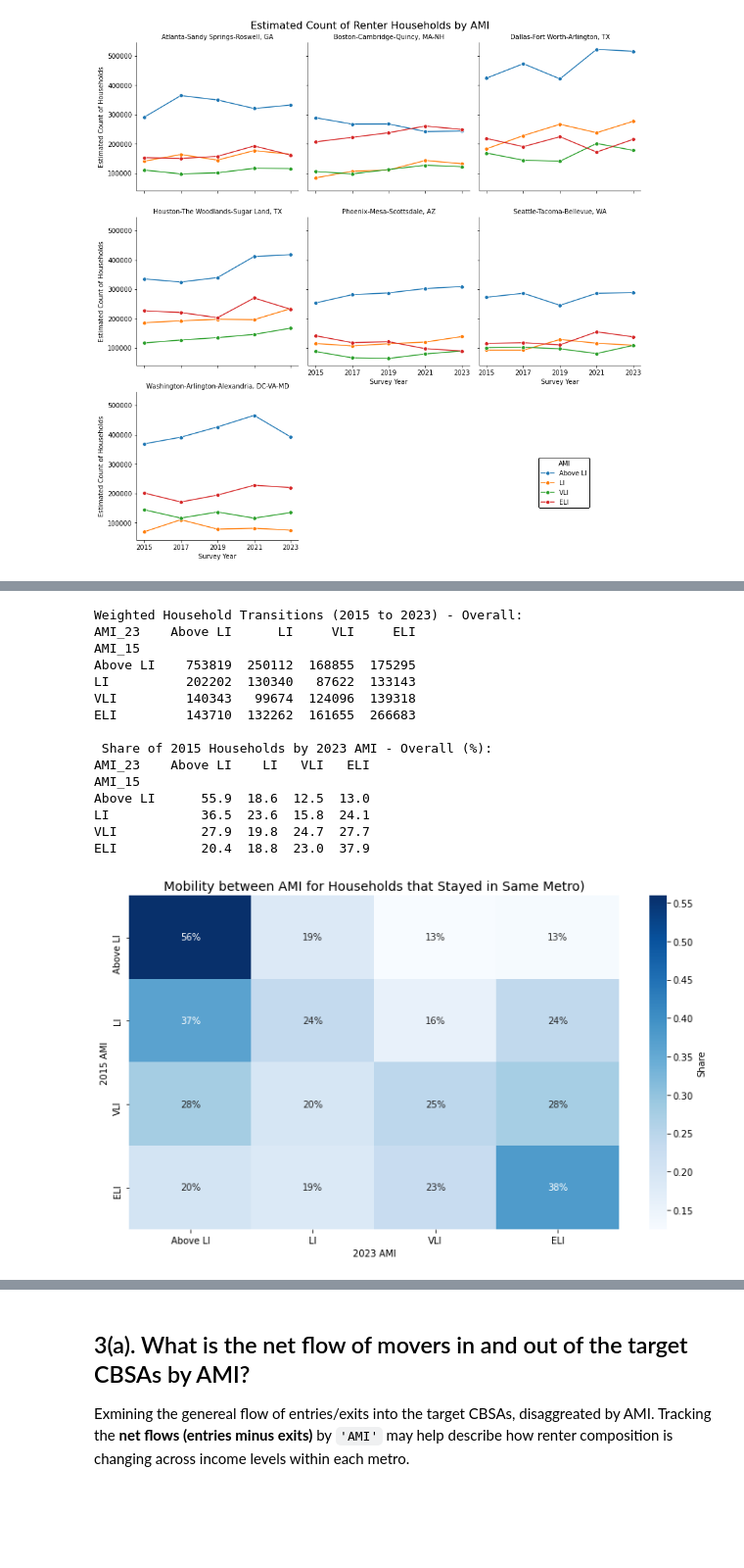
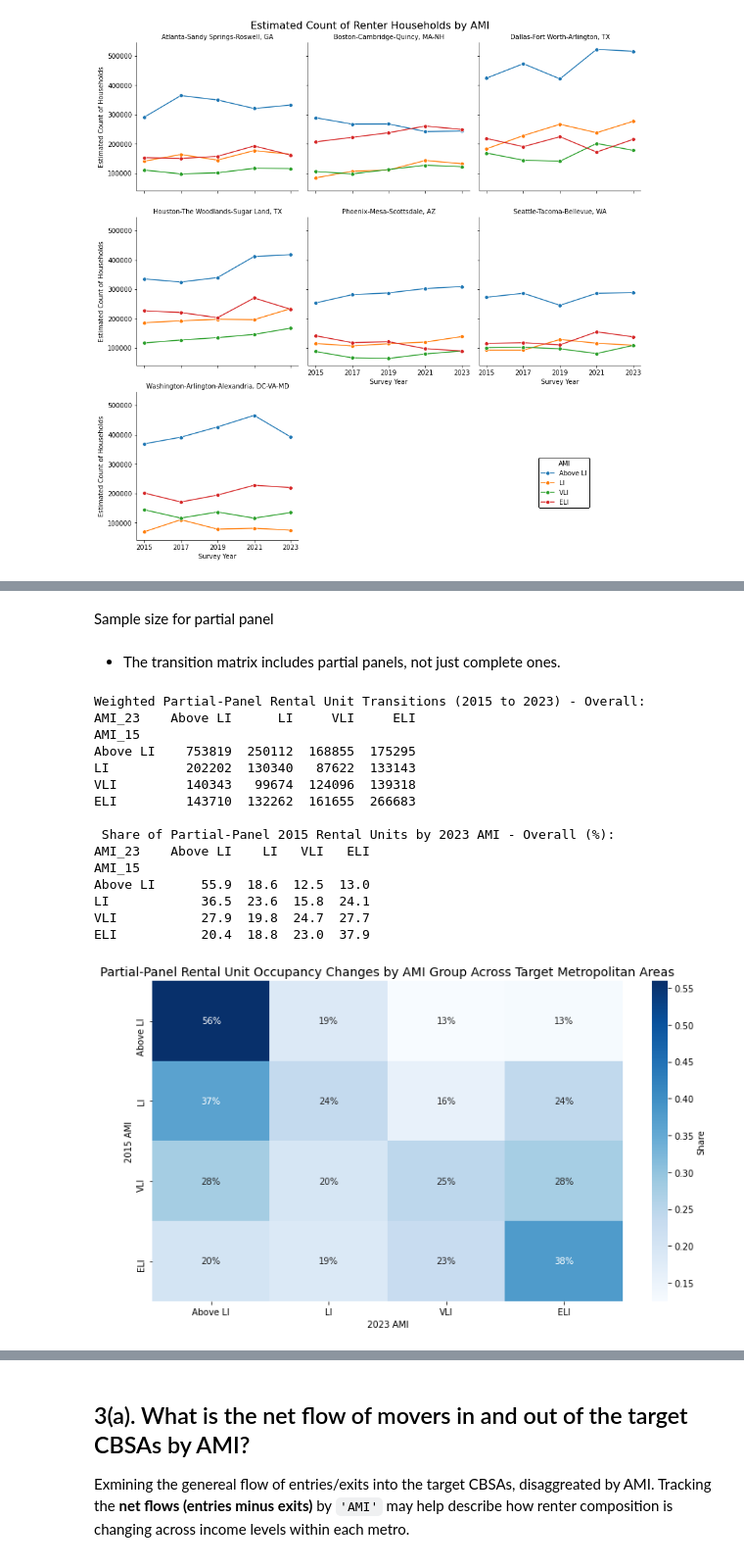
Before and after one commit to ZachMcrae-GT/ahs_analysis, a Jupyter notebook: notebooks/Analysis_Public.ipynb, the cells around one changed output, grey strips where cells are left out. Shown at 98% size. Saved outputs shown, nothing was run; the diff lists cells and outputs as text; code cells hidden in the pictures; blank space fills up the shorter version.

```diff
--- a/notebooks/Analysis_Public.ipynb
+++ b/notebooks/Analysis_Public.ipynb
@@ -59,0 +49,4 @@ metro_rent_ami_df.head()
+# %%
+#Loading 2023 AHS METRO PUF w/ selected columns
+metro_rent_ami_df = pd.read_csv('/Volumes/LaCie/GCPI 2025 Visiting Fellowship/Policy Brief 1/Data/metro_rent_ami_df.csv')
+metro_rent_ami_df.head()
@@ -402,3 +470,5 @@ stable['AMI_23'] = pd.Categorical(stable['AMI_23'], categories=ami_order, ordere
+# %% [markdown]
+Sample size for partial panel
 # %%
 #Transition matrix: overall weighted counts
 transition_matrix = (
@@ -408,18 +478,20 @@ transition_matrix = (
     .unstack(fill_value=0)
     .reindex(index=ami_order, columns=ami_order)
 )
+# %% [markdown]
+- The transition matrix includes partial panels, not just complete ones.
 # %%
 #Normalize by row to get share
 transition_percent = transition_matrix.div(transition_matrix.sum(axis=1), axis=0)
 # %%
 #Print Results
-print("Weighted Household Transitions (2015 to 2023) - Overall:")
+print('Weighted Partial-Panel Rental Unit Transitions (2015 to 2023) - Overall:')
 print(transition_matrix.round(0).astype(int))
 
-print("\n Share of 2015 Households by 2023 AMI - Overall (%):")
+print('\n Share of Partial-Panel 2015 Rental Units by 2023 AMI - Overall (%):')
 print((transition_percent * 100).round(1))
 # %% [output]
-Weighted Household Transitions (2015 to 2023) - Overall:
+Weighted Partial-Panel Rental Unit Transitions (2015 to 2023) - Overall:
 AMI_23    Above LI      LI     VLI     ELI
 AMI_15
 Above LI    753819  250112  168855  175295
@@ -427,7 +499,7 @@ LI          202202  130340   87622  133143
 VLI         140343   99674  124096  139318
 ELI         143710  132262  161655  266683
 
- Share of 2015 Households by 2023 AMI - Overall (%):
+ Share of Partial-Panel 2015 Rental Units by 2023 AMI - Overall (%):
 AMI_23    Above LI    LI   VLI   ELI
 AMI_15
 Above LI      55.9  18.6  12.5  13.0
@@ -437,21 +509,21 @@ ELI           20.4  18.8  23.0  37.9
 # %%
 #plot via heatmap
 plt.figure(figsize=(10, 6))
 sns.heatmap(
     transition_percent,
     annot=True,
     cmap='Blues',
     fmt='.0%',
     cbar_kws={'label': 'Share'}
 )
-plt.title("Mobility between AMI for Households that Stayed in Same Metro)", fontsize=14)
-plt.xlabel("2023 AMI")
-plt.ylabel("2015 AMI")
+plt.title('Partial-Panel Rental Unit Occupancy Changes by AMI Group Across Target Metropolitan Areas', fontsize=14)
+plt.xlabel('2023 AMI')
+plt.ylabel('2015 AMI')
 
 #Save and export image as png file
-#plt.savefig('household_ami_mobility_overall.png', dpi=300, bbox_inches='tight')
+#plt.savefig('partial_panel_rental_unit_change_ami.png', dpi=300, bbox_inches='tight')
 
 plt.tight_layout()
 plt.show()
 # %% [output]
-[figure, old version]
+[figure, new version]
```
Also changed, not shown: parts of 40 cells of this notebook.
